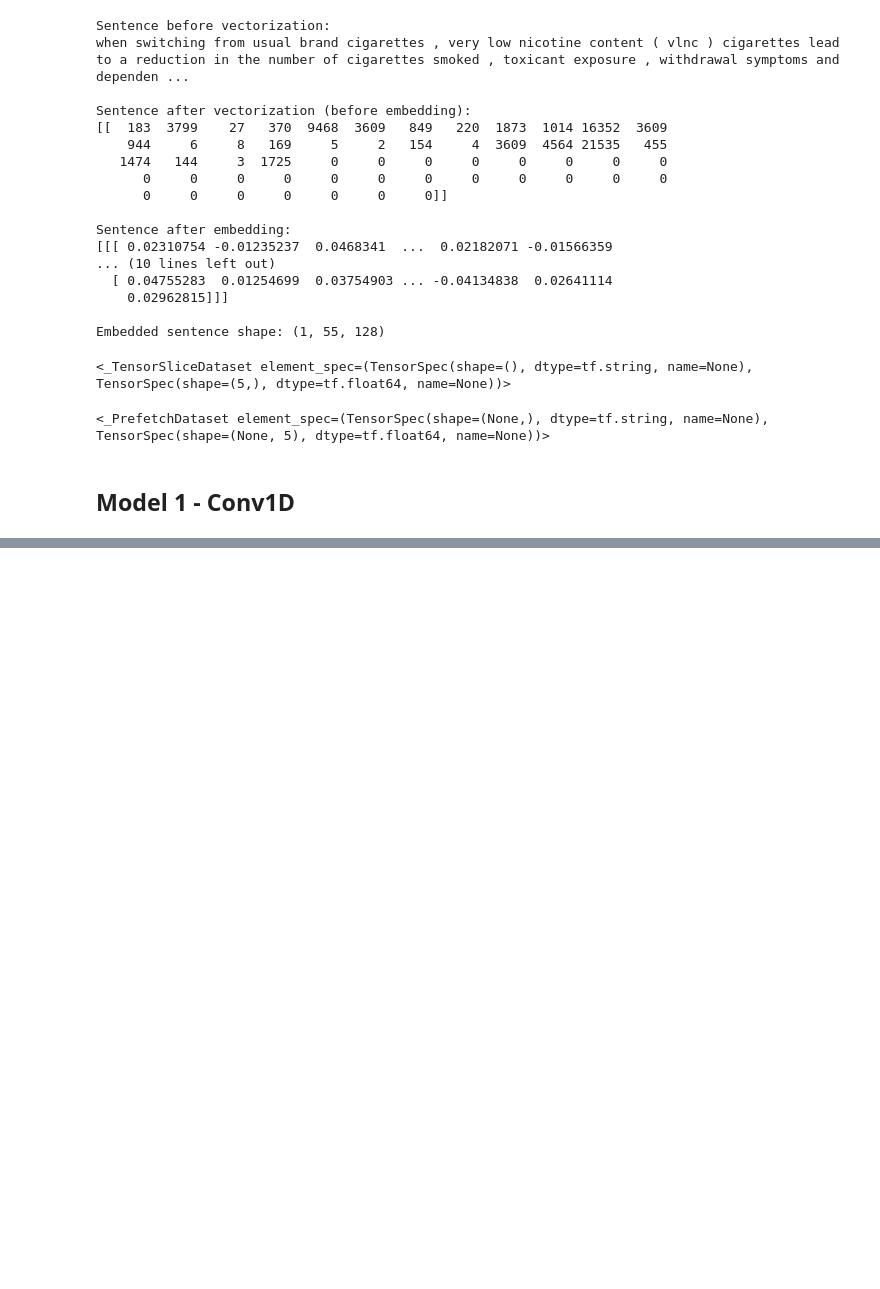
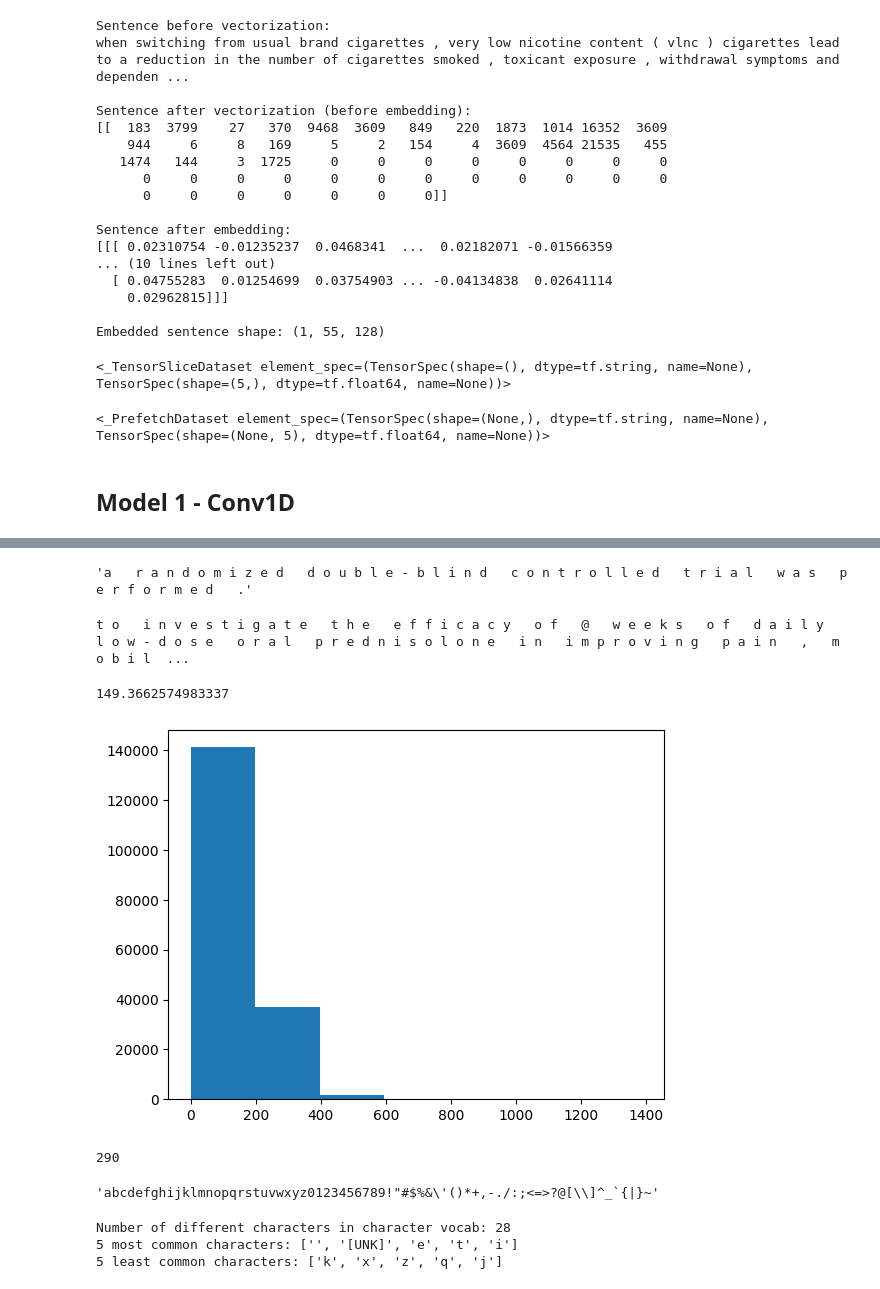
Before and after one commit to kelixirr/AI-Projects, a Jupyter notebook: pubmed-200k-rct-nlp-classification-project.ipynb, the cells around one changed output, grey strips where cells are left out. Drawn from its saved outputs; the diff is of its cells as text; code cells hidden in the pictures; blank space fills up the shorter version.

```diff
--- a/pubmed-200k-rct-nlp-classification-project.ipynb
+++ b/pubmed-200k-rct-nlp-classification-project.ipynb
@@ -426,0 +625,34 @@ train_dataset
+# %%
+split_chars(random_training_sentence)
+# %% [output]
+'a   r a n d o m i z e d   d o u b l e - b l i n d   c o n t r o l l e d   t r i a l   w a s   p e r f o r m e d   .'
+# %%
+train_chars = [split_chars(sentence) for sentence in train_sentences]
+val_chars = [split_chars(sentence) for sentence in val_sentences]
+test_chars = [split_chars(sentence) for sentence in test_sentences]
+print(train_chars[0])
+# %% [output]
+t o   i n v e s t i g a t e   t h e   e f f i c a c y   o f   @   w e e k s   o f   d a i l y   l o w - d o s e   o r a l   p r e d n i s o l o n e   i n   i m p r o v i n g   p a i n   ,   m o b i l  ...
+# %%
+char_lens = [len(sentence) for sentence in train_sentences]
+mean_char_len = np.mean(char_lens)
+mean_char_len
+# %% [output]
+149.3662574983337
+# %%
+import matplotlib.pyplot as plt
+plt.hist(char_lens, bins=7);
+# %% [output]
+[figure, added]
+# %%
+# Find what character length covers 95% of sequences
+output_seq_char_len = int(np.percentile(char_lens, 95))
+output_seq_char_len
+# %% [output]
+290
+# %%
+import string
+alphabet = string.ascii_lowercase + string.digits + string.punctuation
+alphabet
+# %% [output]
+'abcdefghijklmnopqrstuvwxyz0123456789!"#$%&\'()*+,-./:;<=>?@[\\]^_`{|}~'
@@ -426,0 +669,9 @@ train_dataset
+# %%
+char_vocab = char_vectorizer.get_vocabulary()
+print(f"Number of different characters in character vocab: {len(char_vocab)}")
+print(f"5 most common characters: {char_vocab[:5]}")
+print(f"5 least common characters: {char_vocab[-5:]}")
+# %% [output]
+Number of different characters in character vocab: 28
+5 most common characters: ['', '[UNK]', 'e', 't', 'i']
+5 least common characters: ['k', 'x', 'z', 'q', 'j']
```
Also changed, not shown: parts of 76 cells of this notebook.
